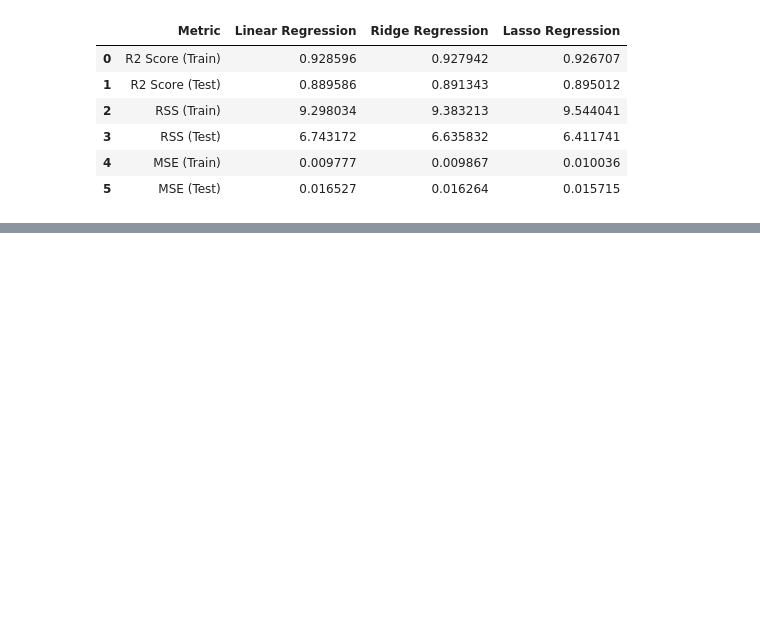
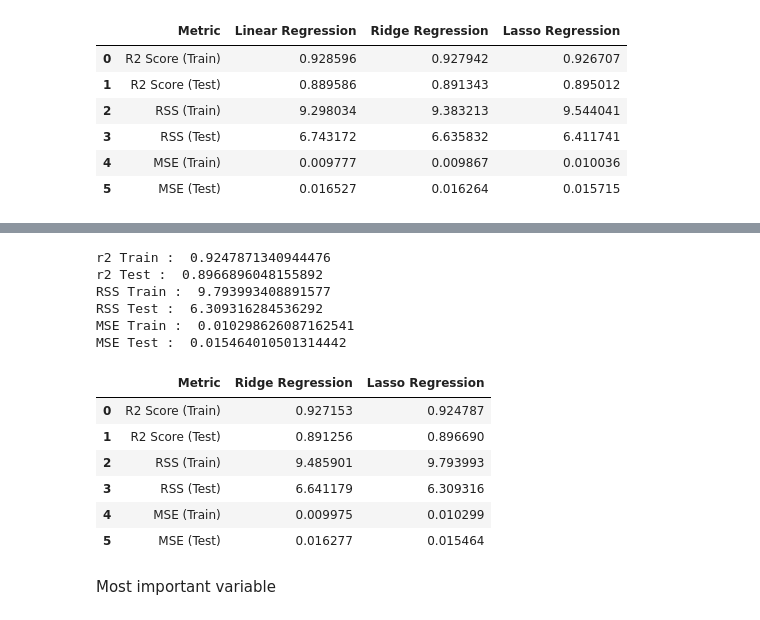
Before and after one commit to ankitlohiya4/HousePricePredictionCaseStudy, a Jupyter notebook: HousePricePrediction.ipynb, the cells around one changed output, grey strips where cells are left out. Saved outputs shown, nothing was run; the diff lists cells and outputs as text; code cells hidden in the pictures; blank space fills up the shorter version.

```diff
--- a/HousePricePrediction.ipynb
+++ b/HousePricePrediction.ipynb
@@ -1275,0 +1408,5 @@ betas
+# %%
+lasso = Lasso(alpha=lasso_alpha * 2)
+
+lasso.fit(X_train, y_train)
+print(lasso.coef_)
@@ -1275,0 +1431,56 @@ betas
+# %%
+# Calculate metrics such as R2 score, RSS and RMSE
+y_pred_train = lasso.predict(X_train)
+y_pred_test = lasso.predict(X_test)
+
+metric3 = []
+r2_train_lr = r2_score(y_train, y_pred_train)
+print('r2 Train : ',r2_train_lr)
+metric3.append(r2_train_lr)
+
+r2_test_lr = r2_score(y_test, y_pred_test)
+print('r2 Test : ',r2_test_lr)
+metric3.append(r2_test_lr)
+
+rss1_lr = np.sum(np.square(y_train - y_pred_train))
+print('RSS Train : ',rss1_lr)
+metric3.append(rss1_lr)
+
+rss2_lr = np.sum(np.square(y_test - y_pred_test))
+print('RSS Test : ',rss2_lr)
+metric3.append(rss2_lr)
+
+mse_train_lr = mean_squared_error(y_train, y_pred_train)
+print('MSE Train : ',mse_train_lr)
+metric3.append(mse_train_lr)
+
+mse_test_lr = mean_squared_error(y_test, y_pred_test)
+print('MSE Test : ',mse_test_lr)
+metric3.append(mse_test_lr)
+# %% [output]
+r2 Train :  0.9247871340944476
+r2 Test :  0.8966896048155892
+RSS Train :  9.793993408891577
+RSS Test :  6.309316284536292
+MSE Train :  0.010298626087162541
+MSE Test :  0.015464010501314442
+# %%
+# Creating a table which contain all the metrics for Ridge and Lasso Regression
+rg_table = {'Metric': ['R2 Score (Train)','R2 Score (Test)','RSS (Train)','RSS (Test)',
+                       'MSE (Train)','MSE (Test)'],
+            'Ridge Regression': metric2}
+rg_metric = pd.DataFrame(rg_table ,columns = ['Metric', 'Ridge Regression'] )
+ls_metric = pd.Series(metric3, name = 'Lasso Regression')
+
+final_metric_q1 = pd.concat([rg_metric, ls_metric], axis = 1)
+final_metric_q1
+# %% [output]
+|  | Metric | Ridge Regression | Lasso Regression |
+| 0 | R2 Score (Train) | 0.927153 | 0.924787 |
+| 1 | R2 Score (Test) | 0.891256 | 0.896690 |
+| 2 | RSS (Train) | 9.485901 | 9.793993 |
+| 3 | RSS (Test) | 6.641179 | 6.309316 |
+| 4 | MSE (Train) | 0.009975 | 0.010299 |
+| 5 | MSE (Test) | 0.016277 | 0.015464 |
+# %% [markdown]
+Most important variable
```
Also changed, not shown: parts of 28 cells of this notebook, 1 other file.
